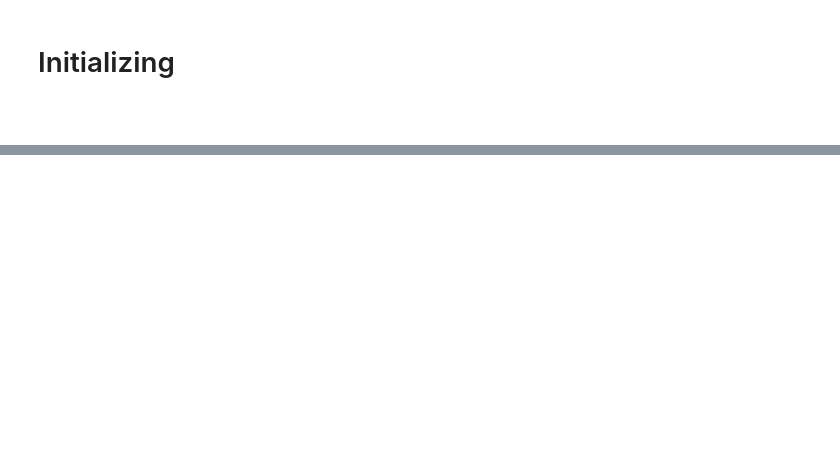
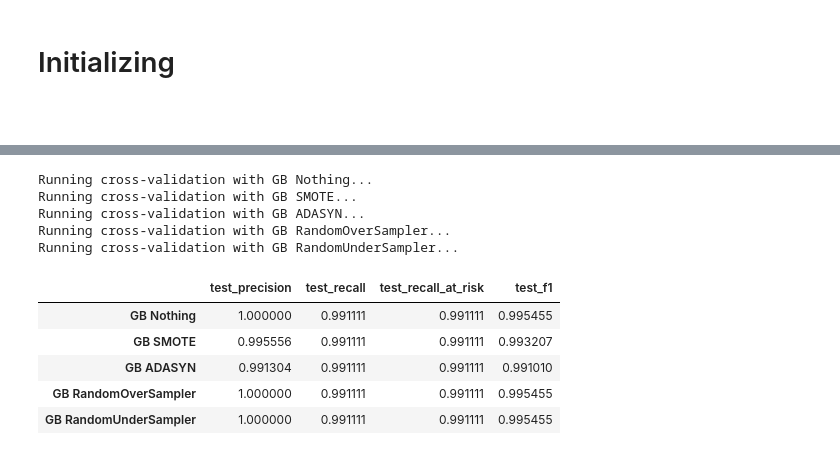
Before and after one commit to BSDSBA-JF/ML-II-Labs, a Jupyter notebook: 02/02-lab-materials/2_improve_model/05_modelling.ipynb, the cells around one changed output, grey strips where cells are left out. Drawn from its saved outputs; the diff is of its cells as text; code cells hidden in the pictures; blank space fills up the shorter version.

```diff
--- a/02/02-lab-materials/2_improve_model/05_modelling.ipynb
+++ b/02/02-lab-materials/2_improve_model/05_modelling.ipynb
@@ -471,0 +352,55 @@ display(results)
+# %%
+from sklearn.ensemble import GradientBoostingClassifier
+
+# Split data
+X_train, X_test, y_train, y_test = train_test_split(
+    X, y, stratify=y, test_size=0.2, random_state=42
+)
+
+# Base model: Gradient Boosting
+gb_model = GradientBoostingClassifier(n_estimators=100, random_state=42)
+
+# Initialize WhiteBox
+fd = WhiteBox()
+
+# Define sampling strategies
+sampling_strategies = {
+    "GB Nothing": None,
+    "GB SMOTE": SMOTE(random_state=42),
+    "GB ADASYN": ADASYN(random_state=42),
+    "GB RandomOverSampler": RandomOverSampler(random_state=42),
+    "GB RandomUnderSampler": RandomUnderSampler(random_state=42)
+}
+
+# Store results
+cv_results_summary = {}
+
+for name, sampler in sampling_strategies.items():
+    print(f"Running cross-validation with {name}...")
+    cv_results = fd.cross_validate_pipeline(
+        X=X_train,
+        y=y_train,
+        test_model=gb_model,        # Use Gradient Boosting model here
+        sample_strategy=sampler
+    )
+    # Convert to DataFrame and take mean of train/test scores
+    cv_results_summary[name] = pd.DataFrame(cv_results).mean()
+
+# Combine results into a single DataFrame
+cv_results_summary_df = pd.DataFrame(cv_results_summary).T
+
+# Show relevant metrics
+rel_cols = ['test_precision', 'test_recall', 'test_recall_at_risk', 'test_f1']
+cv_results_summary_df[rel_cols]
+# %% [output]
+Running cross-validation with GB Nothing...
+Running cross-validation with GB SMOTE...
+Running cross-validation with GB ADASYN...
+Running cross-validation with GB RandomOverSampler...
+Running cross-validation with GB RandomUnderSampler...
+|  | test_precision | test_recall | test_recall_at_risk | test_f1 |
+| GB Nothing | 1.000000 | 0.991111 | 0.991111 | 0.995455 |
+| GB SMOTE | 0.995556 | 0.991111 | 0.991111 | 0.993207 |
+| GB ADASYN | 0.991304 | 0.991111 | 0.991111 | 0.991010 |
+| GB RandomOverSampler | 1.000000 | 0.991111 | 0.991111 | 0.995455 |
+| GB RandomUnderSampler | 1.000000 | 0.991111 | 0.991111 | 0.995455 |
```
Also changed, not shown: parts of 27 cells of this notebook, 4 other files.
